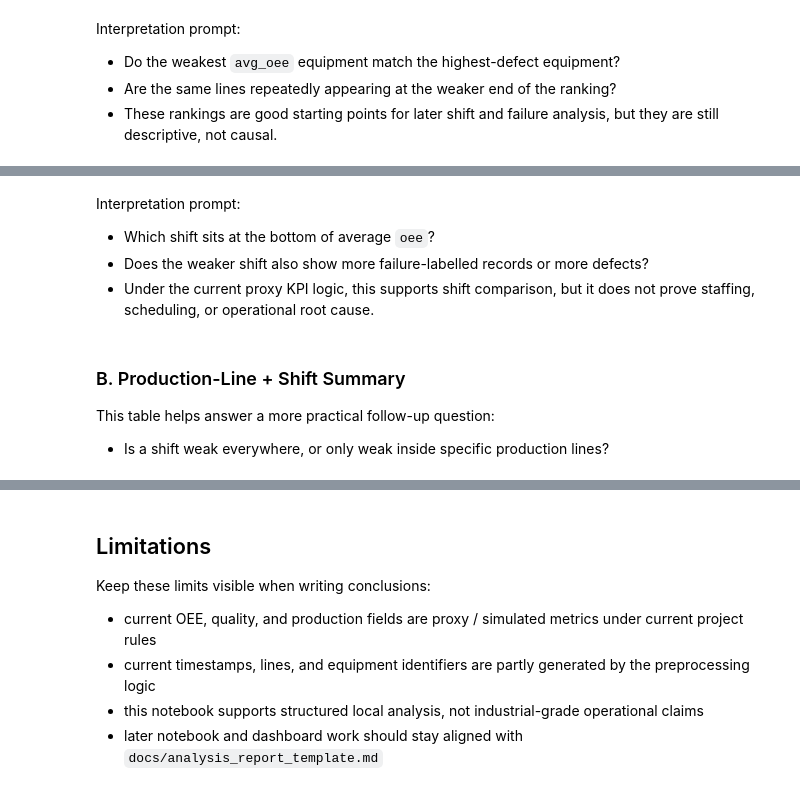
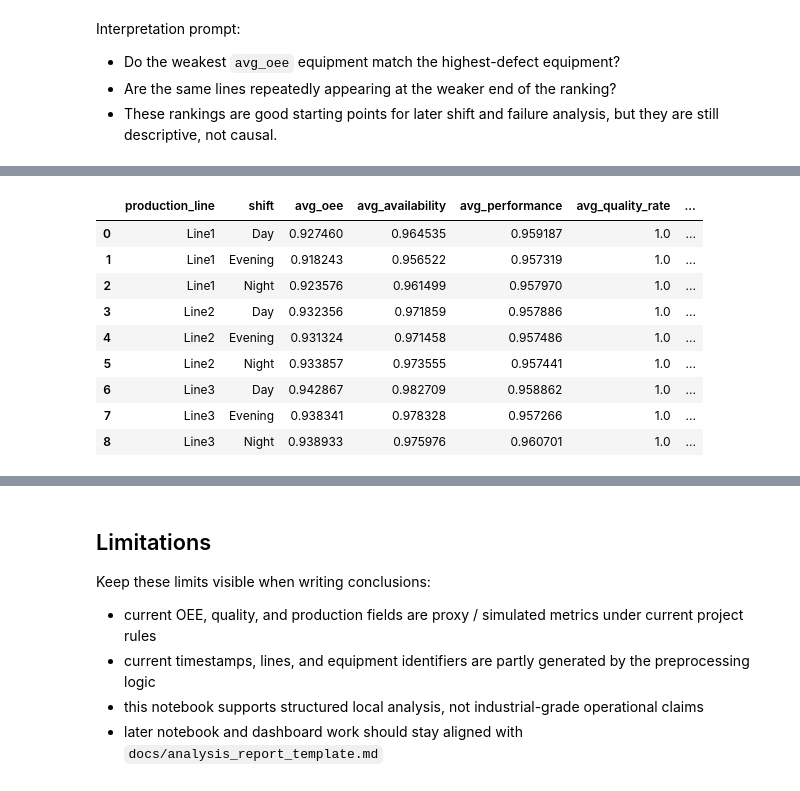
Before and after one commit to lmj5201314love/My-first-project, a Jupyter notebook: notebooks/01_eda_skeleton.ipynb, the cells around one changed output, grey strips where cells are left out. Cells and saved outputs as stored; diff of their text form; code cells hidden in the pictures.

```diff
--- a/notebooks/01_eda_skeleton.ipynb
+++ b/notebooks/01_eda_skeleton.ipynb
@@ -43,14 +42,12 @@ PROJECT_ROOT = Path.cwd().resolve().parent if Path.cwd().name == 'notebooks' els
 
 legacy_processed_path = PROJECT_ROOT / 'manufacturing_data_processed.csv'
 refactor_processed_path = PROJECT_ROOT / 'data' / 'processed' / 'manufacturing_data_processed_refactor.csv'
-failure_mode_columns = ['TWF', 'HDF', 'PWF', 'OSF', 'RNF']
 
-data_path = refactor_processed_path if refactor_processed_path.exists() else legacy_processed_path
+# Change this path if you want to inspect the refactor snapshot instead.
+data_path = legacy_processed_path
 
 print(f'Using dataset: {data_path}')
 df = pd.read_csv(data_path)
-available_failure_mode_columns = [column for column in failure_mode_columns if column in df.columns]
 
 print(f'Shape: {df.shape}')
-print(f'Available failure mode columns: {available_failure_mode_columns}')
 display(df.head())
@@ -239,29 +329,26 @@ This table is the first place to compare `Day`, `Evening`, and `Night` at a high
 # %%
 shift_kpi = (
-    df.groupby('shift', as_index=False)
+    df.groupby(['production_line', 'shift'], as_index=False)
     .agg(
         avg_oee=('oee', 'mean'),
         avg_availability=('availability', 'mean'),
         avg_performance=('performance', 'mean'),
         avg_quality_rate=('quality_rate', 'mean'),
-        total_actual_production=('actual_production', 'sum'),
         total_defect_count=('defect_count', 'sum'),
-        failure_record_count=('Machine failure', 'sum'),
+        failure_records=('Machine failure', 'sum'),
     )
-    .sort_values(['avg_oee', 'failure_record_count'], ascending=[True, False])
-    .reset_index(drop=True)
+    .sort_values(['production_line', 'shift'])
 )
 
 shift_kpi
+# %% [output]
+|  | production_line | shift | avg_oee | avg_availability | avg_performance | avg_quality_rate | ... |
+| 0 | Line1 | Day | 0.927460 | 0.964535 | 0.959187 | 1.0 | ... |
+| 1 | Line1 | Evening | 0.918243 | 0.956522 | 0.957319 | 1.0 | ... |
+| 2 | Line1 | Night | 0.923576 | 0.961499 | 0.957970 | 1.0 | ... |
+| 3 | Line2 | Day | 0.932356 | 0.971859 | 0.957886 | 1.0 | ... |
+| 4 | Line2 | Evening | 0.931324 | 0.971458 | 0.957486 | 1.0 | ... |
+| 5 | Line2 | Night | 0.933857 | 0.973555 | 0.957441 | 1.0 | ... |
+| 6 | Line3 | Day | 0.942867 | 0.982709 | 0.958862 | 1.0 | ... |
+| 7 | Line3 | Evening | 0.938341 | 0.978328 | 0.957266 | 1.0 | ... |
+| 8 | Line3 | Night | 0.938933 | 0.975976 | 0.960701 | 1.0 | ... |
-# %% [markdown]
-Interpretation prompt:
-
-- Which shift sits at the bottom of average `oee`?
-- Does the weaker shift also show more failure-labelled records or more defects?
-- Under the current proxy KPI logic, this supports shift comparison, but it does not prove staffing, scheduling, or operational root cause.
-# %% [markdown]
-### B. Production-Line + Shift Summary
-
-This table helps answer a more practical follow-up question:
-
-- Is a shift weak everywhere, or only weak inside specific production lines?
```
Also changed, not shown: parts of 49 cells of this notebook.
